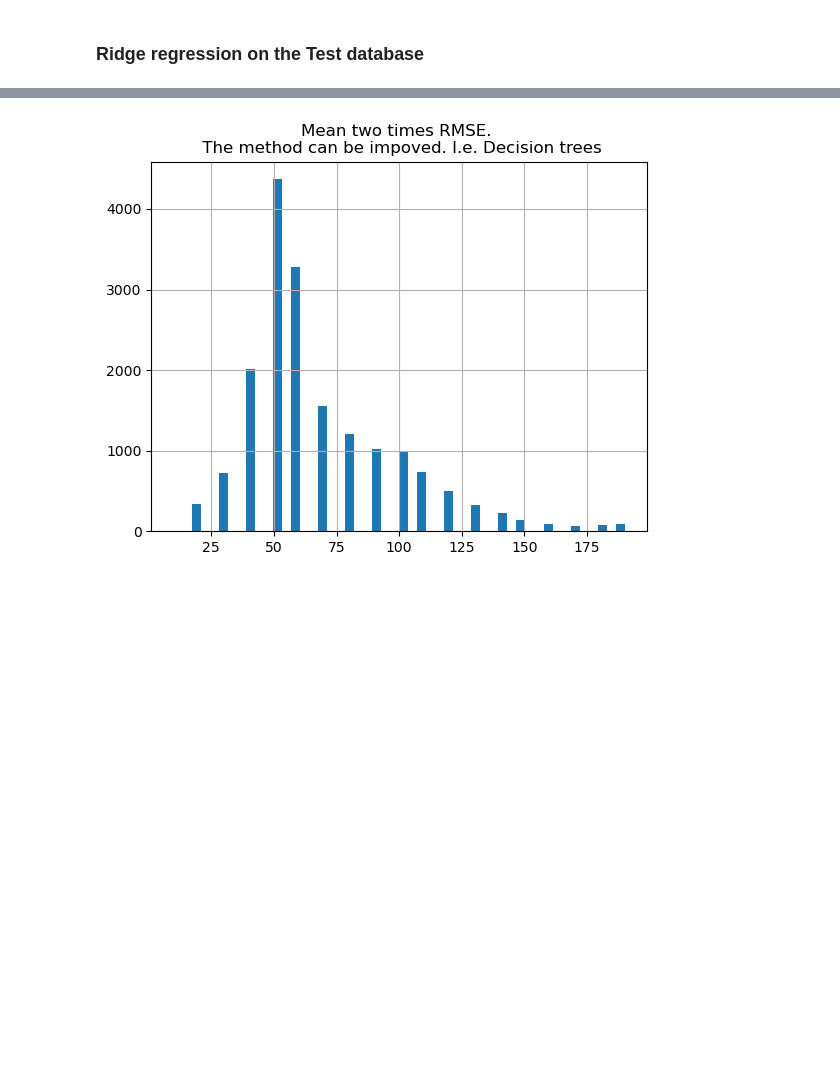
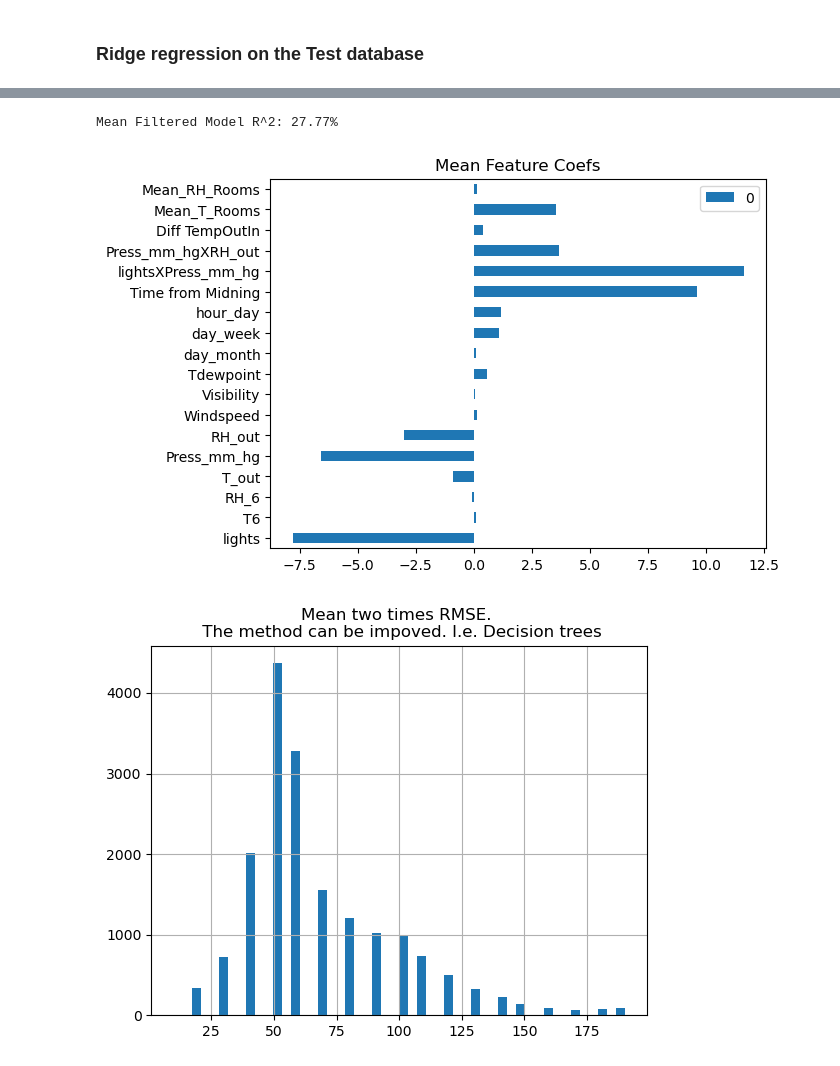
Before and after one commit to unworthyzeus/mlearn-lab, a Jupyter notebook: ThirdPractice/ThirdPractice.ipynb, the cells around one changed output, grey strips where cells are left out. Drawn from its saved outputs; the diff is of its cells as text; code cells hidden in the pictures; blank space fills up the shorter version.

```diff
--- a/ThirdPractice/ThirdPractice.ipynb
+++ b/ThirdPractice/ThirdPractice.ipynb
@@ -410,3 +429,28 @@ ax = df.plot.barh(figsize = (7,10))
+# %%
+# New model transforming the inputs: Mean T and RH
+temp_cols = ['T1', 'T2', 'T3', 'T4', 'T5', 'T7', 'T8', 'T9']
+hum_cols = ['RH_1', 'RH_2', 'RH_3', 'RH_4', 'RH_5', 'RH_7', 'RH_8', 'RH_9']
+
+X_mean = TrainDB.copy()
+y_mean_train = X_mean['Appliances']
+X_mean['Mean_T_Rooms'] = X_mean[temp_cols].mean(axis=1)
+X_mean['Mean_RH_Rooms'] = X_mean[hum_cols].mean(axis=1)
+cols_to_drop = temp_cols + hum_cols
+X_mean = X_mean.drop(columns=cols_to_drop + ['Appliances'])
+
+X_test_mean = TestDB.copy()
+y_mean_test = X_test_mean['Appliances']
+X_test_mean['Mean_T_Rooms'] = X_test_mean[temp_cols].mean(axis=1)
+X_test_mean['Mean_RH_Rooms'] = X_test_mean[hum_cols].mean(axis=1)
+X_test_mean = X_test_mean.drop(columns=cols_to_drop + ['Appliances'])
+
+reg_mean = LinearRegression().fit(X_mean, y_mean_train)
+print(f'Mean Filtered Model R^2: {reg_mean.score(X_test_mean, y_mean_test)*100:.2f}%')
+pd.DataFrame(reg_mean.coef_, index=X_mean.columns).plot.barh(title='Mean Feature Coefs')
+plt.show()
+# %% [output]
+Mean Filtered Model R^2: 27.77%
+[figure, added]
 # %%
 
 ax = Data['Appliances'].hist(bins = 50)
```
Also changed, not shown: parts of 26 cells of this notebook, 4 other files.
